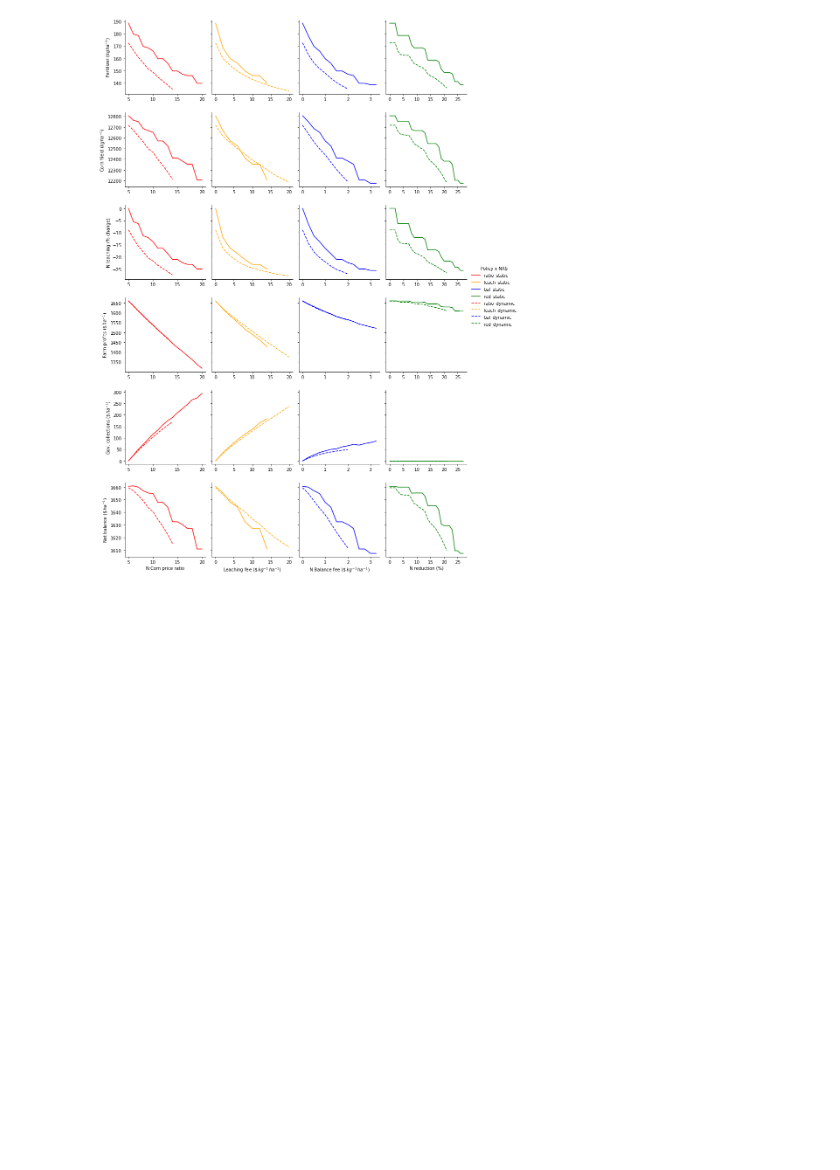
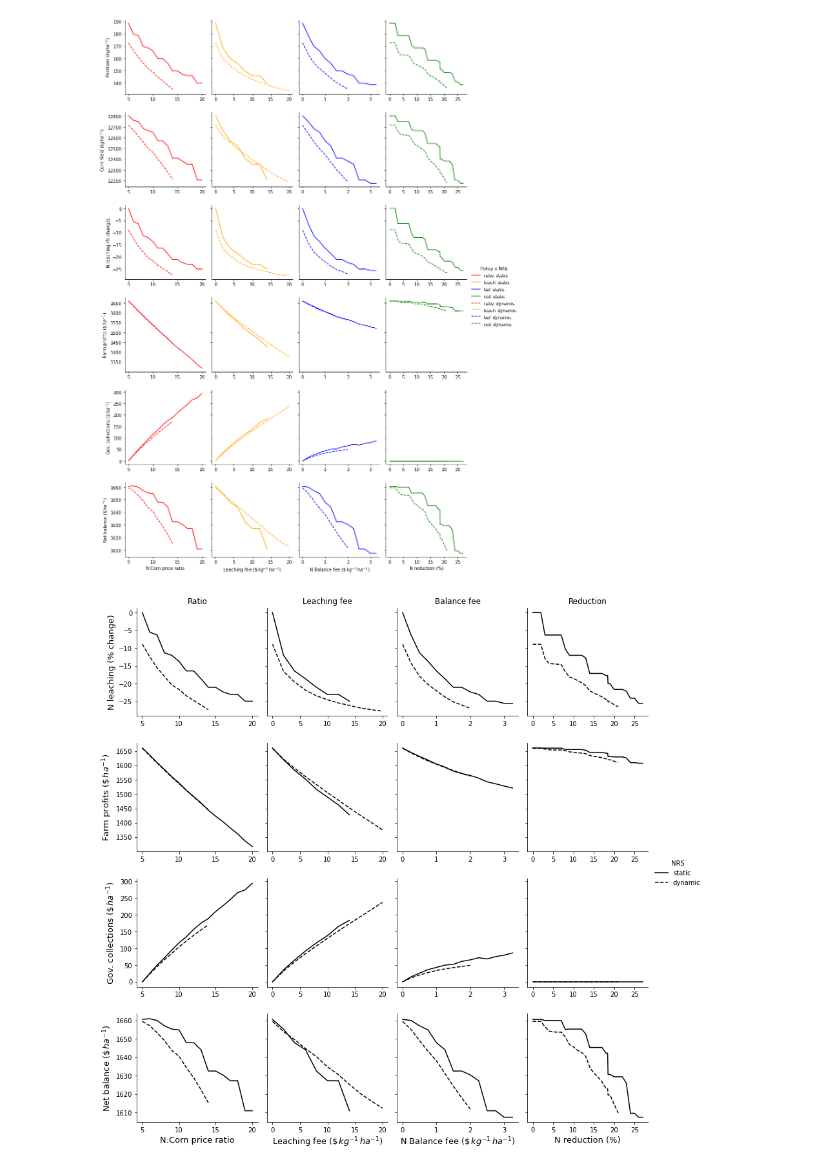
Before and after one commit to germanmandrini/n_policy, a Jupyter notebook: Codes/5b_value_policies_comp.ipynb, the cells around one changed output. Saved outputs shown, nothing was run; the diff lists cells and outputs as text; code cells hidden in the pictures; blank space fills up the shorter version.

```diff
--- a/Codes/5b_value_policies_comp.ipynb
+++ b/Codes/5b_value_policies_comp.ipynb
@@ -117,6 +117,61 @@ plot_file_name = "/home/germanm2/n_policy_box/Data/figures/policies_multiplot_py
 graph.savefig(plot_file_name, dpi=300, bbox_inches='tight')
 # %% [output]
 [figure]
+# %%
+# ONLY FOUR PANELS (SEMINAR)
+list_of_values = ['L_change', 'P', 'G', 'net_balance']
+plot_dt_long2 = plot_dt_long[plot_dt_long['variable'].isin(list_of_values)]
+# %%
+
+import seaborn
+############# Main Section         #############
+# Form a facetgrid using columns with a hue
+
+kw = {'color': ['black', 'black'], 'linestyle' : ["-","--"]}
+# kw = {'color': ['red', 'orange', 'blue', 'green','red', 'orange','blue','green'], 'linestyle' : ["-","-","-","-", "--","--","--", "--"]}
+
+graph = seaborn.FacetGrid(plot_dt_long2, row ='variable', col ='policy_name', hue ='NMS',
+                          sharey = 'row', sharex = False, margin_titles=False, hue_kws=kw,
+                          hue_order = ['static', 'dynamic'],
+                          col_order = ['ratio', 'leach', 'bal', 'red'],
+                          row_order = ['L_change', 'P', 'G', 'net_balance'])
+
+
+# map the above form facetgrid with some attributes
+
+graph.map(seaborn.lineplot, "policy_val", "value").add_legend(title = 'NRS')  #, loc="lower center",bbox_to_anchor=(0.5, -0.3), ncol=2
+
+graph.axes[3,0].set_xlabel('N:Corn price ratio',fontsize=13)
+graph.axes[3,1].set_xlabel(r'Leaching fee $(\$ \/ kg^{-1}\/ ha^{-1})$',fontsize=13)
+graph.axes[3,2].set_xlabel(r'N Balance fee $(\$ \/ kg^{-1}\/ ha^{-1})$',fontsize=13)
+graph.axes[3,3].set_xlabel('N reduction (%)',fontsize=13)
+
+# graph.axes[0,0].set_ylabel(r'Fertilizer ($kg ha^{-1}$)')
+# graph.axes[1,0].set_ylabel(r'Corn Yield ($kg ha^{-1}$)')
+graph.axes[0,0].set_ylabel('N leaching (% change)',fontsize=13)
+graph.axes[1,0].set_ylabel(r'Farm profits $(\$ \/ ha^{-1}$)',fontsize=13)
+graph.axes[2,0].set_ylabel(r'Gov. collections $(\$ \/ ha^{-1}$)',fontsize=13)
+graph.axes[3,0].set_ylabel(r'Net balance $(\$ \/ ha^{-1}$)',fontsize=13)
+
+
+axes = graph.axes.flatten()
+for axes_n  in axes:
+    axes_n.set_title("")
+    axes_n.tick_params(labelbottom=True)
+# show the object
+
+graph.axes[0,0].set_title("Ratio")
+graph.axes[0,1].set_title("Leaching fee")
+graph.axes[0,2].set_title("Balance fee")
+graph.axes[0,3].set_title("Reduction")
+
+plot_file_name = "/home/germanm2/n_policy_box/Data/figures/policies_multiplot_python_seminar.png"
+graph.savefig(plot_file_name, dpi=300, bbox_inches='tight')
+
+plot_file_name = "/home/germanm2/n_policy_box/Data/figures/policies_multiplot_python_seminar.pdf"
+graph.savefig(plot_file_name, dpi=300, bbox_inches='tight')
+# %% [output]
+[figure, added]
 # %%
 plot_dt_long2 = plot_dt_long[plot_dt_long['NMS'] == 'static']
 plot_dt_long2
```
Also changed, not shown: parts of 3 cells of this notebook, 1 other file.
